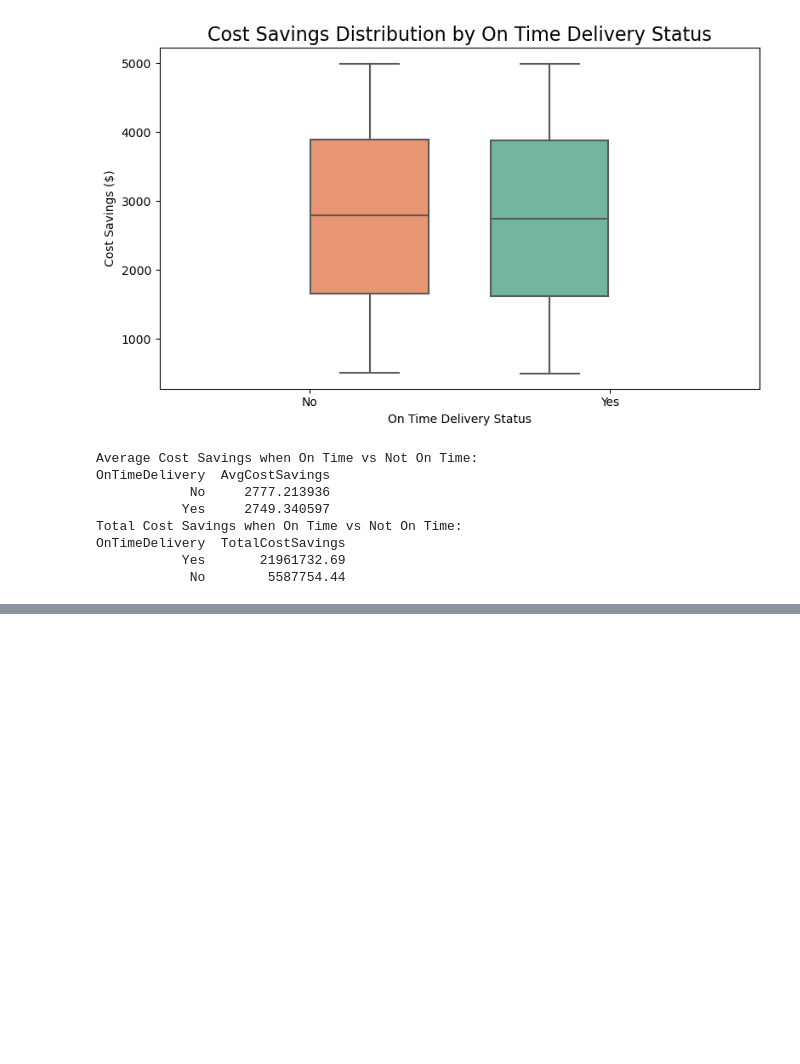
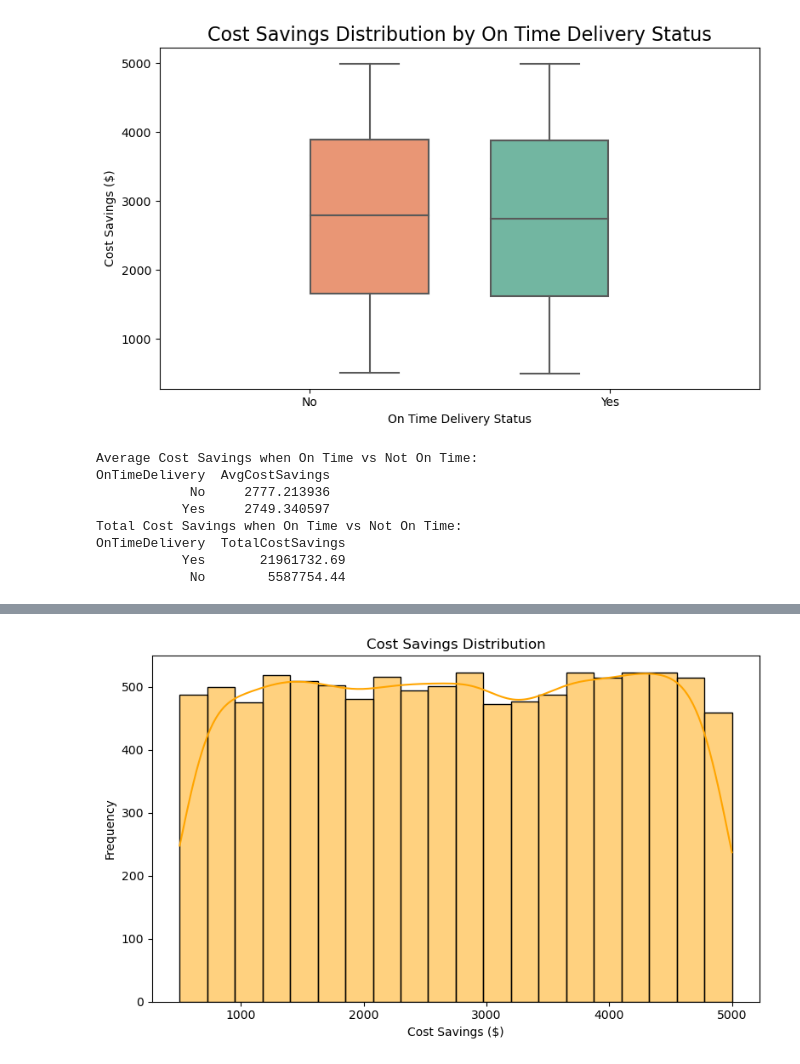
Before and after one commit to uligt/capstone, a Jupyter notebook: notebooks/3. Data analysis.ipynb, the cells around one changed output, grey strips where cells are left out. Cells and saved outputs as stored; diff of their text form; code cells hidden in the pictures; blank space fills up the shorter version.

```diff
--- a/notebooks/3. Data analysis.ipynb
+++ b/notebooks/3. Data analysis.ipynb
@@ -1050,0 +1090,12 @@ OnTimeDelivery  TotalCostSavings
+# %%
+#cost savings distribution
+df_cost_savings_distribution = df_supplier_scorecard.select(["CostSavings"]).to_pandas()
+plt.figure(figsize=(8, 5))
+sns.histplot(df_cost_savings_distribution, x="CostSavings", bins=20, kde=True, color='orange')
+plt.title("Cost Savings Distribution")
+plt.xlabel("Cost Savings ($)")
+plt.ylabel("Frequency")
+plt.tight_layout()
+plt.show()
+# %% [output]
+[figure, added]
```
Also changed, not shown: parts of 5 cells of this notebook.
